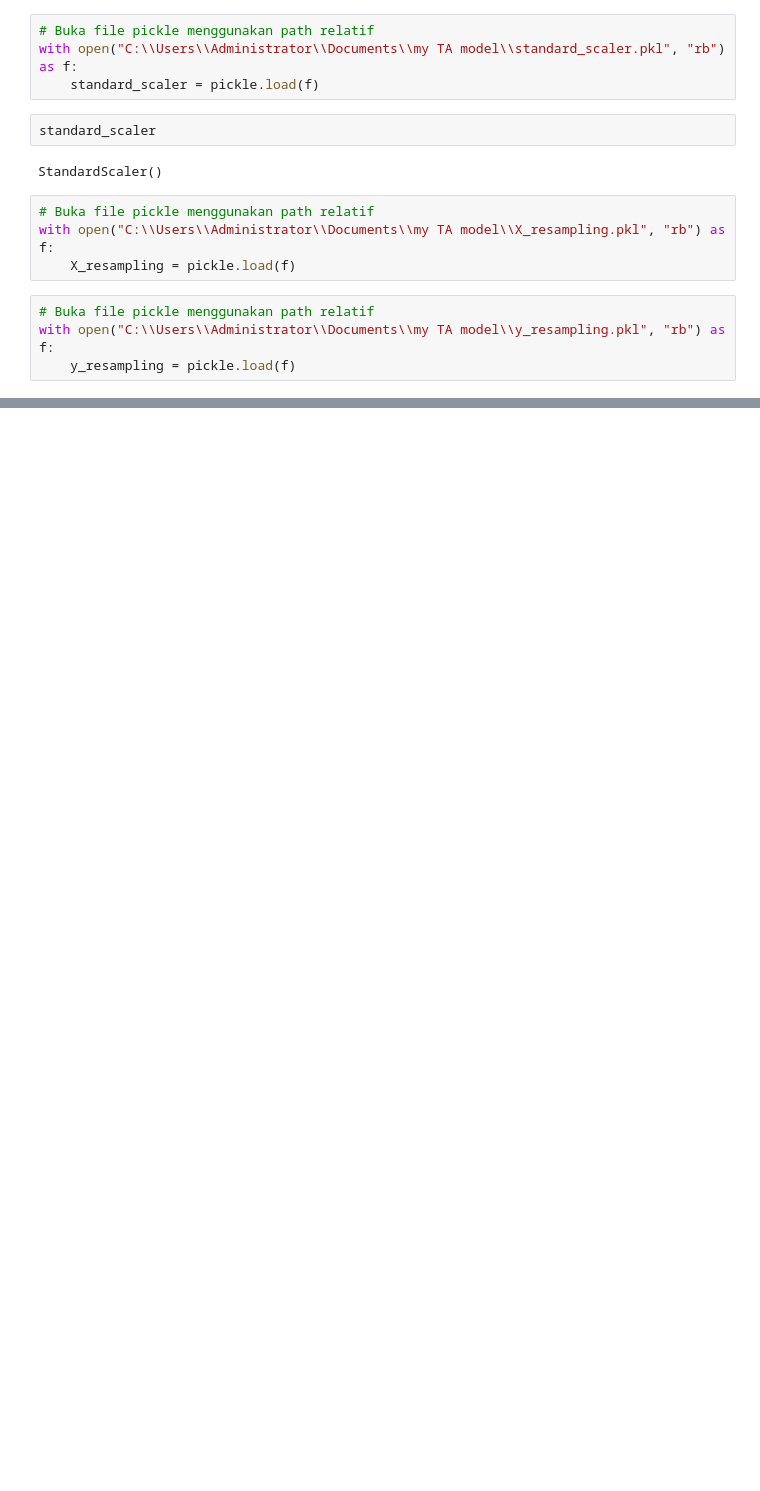
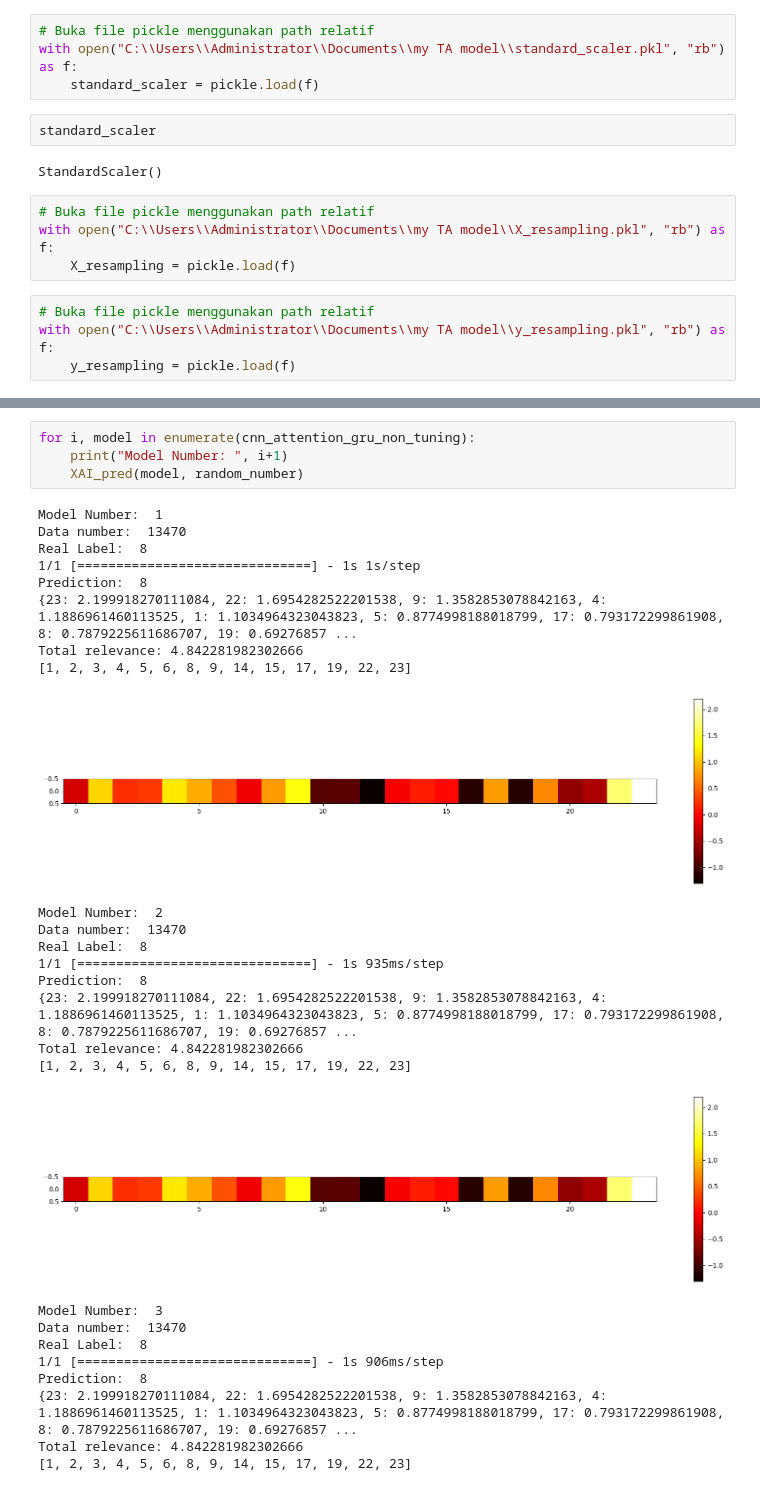
Before and after one commit to macreai/Arrhytmia-Detection-Explainable, a Jupyter notebook: python_TA/explain.ipynb, the cells around one changed output, grey strips where cells are left out. Drawn from its saved outputs; the diff is of its cells as text; blank space fills up the shorter version.

```diff
--- a/python_TA/explain.ipynb
+++ b/python_TA/explain.ipynb
@@ -115,0 +123,31 @@ Real Label:  4
+# %%
+for i, model in enumerate(cnn_attention_gru_non_tuning):
+    print("Model Number: ", i+1)
+    XAI_pred(model, random_number)
+# %% [output]
+Model Number:  1
+Data number:  13470
+Real Label:  8
+1/1 [==============================] - 1s 1s/step
+Prediction:  8
+{23: 2.199918270111084, 22: 1.6954282522201538, 9: 1.3582853078842163, 4: 1.1886961460113525, 1: 1.1034964323043823, 5: 0.8774998188018799, 17: 0.793172299861908, 8: 0.7879225611686707, 19: 0.69276857 ...
+Total relevance: 4.842281982302666
+[1, 2, 3, 4, 5, 6, 8, 9, 14, 15, 17, 19, 22, 23]
+[figure, added]
+Model Number:  2
+Data number:  13470
+Real Label:  8
+1/1 [==============================] - 1s 935ms/step
+Prediction:  8
+{23: 2.199918270111084, 22: 1.6954282522201538, 9: 1.3582853078842163, 4: 1.1886961460113525, 1: 1.1034964323043823, 5: 0.8774998188018799, 17: 0.793172299861908, 8: 0.7879225611686707, 19: 0.69276857 ...
+Total relevance: 4.842281982302666
+[1, 2, 3, 4, 5, 6, 8, 9, 14, 15, 17, 19, 22, 23]
+[figure, added]
+Model Number:  3
+Data number:  13470
+Real Label:  8
+1/1 [==============================] - 1s 906ms/step
+Prediction:  8
+{23: 2.199918270111084, 22: 1.6954282522201538, 9: 1.3582853078842163, 4: 1.1886961460113525, 1: 1.1034964323043823, 5: 0.8774998188018799, 17: 0.793172299861908, 8: 0.7879225611686707, 19: 0.69276857 ...
+Total relevance: 4.842281982302666
+[1, 2, 3, 4, 5, 6, 8, 9, 14, 15, 17, 19, 22, 23]
```
Also changed, not shown: parts of 6 cells of this notebook, 1 other file.
